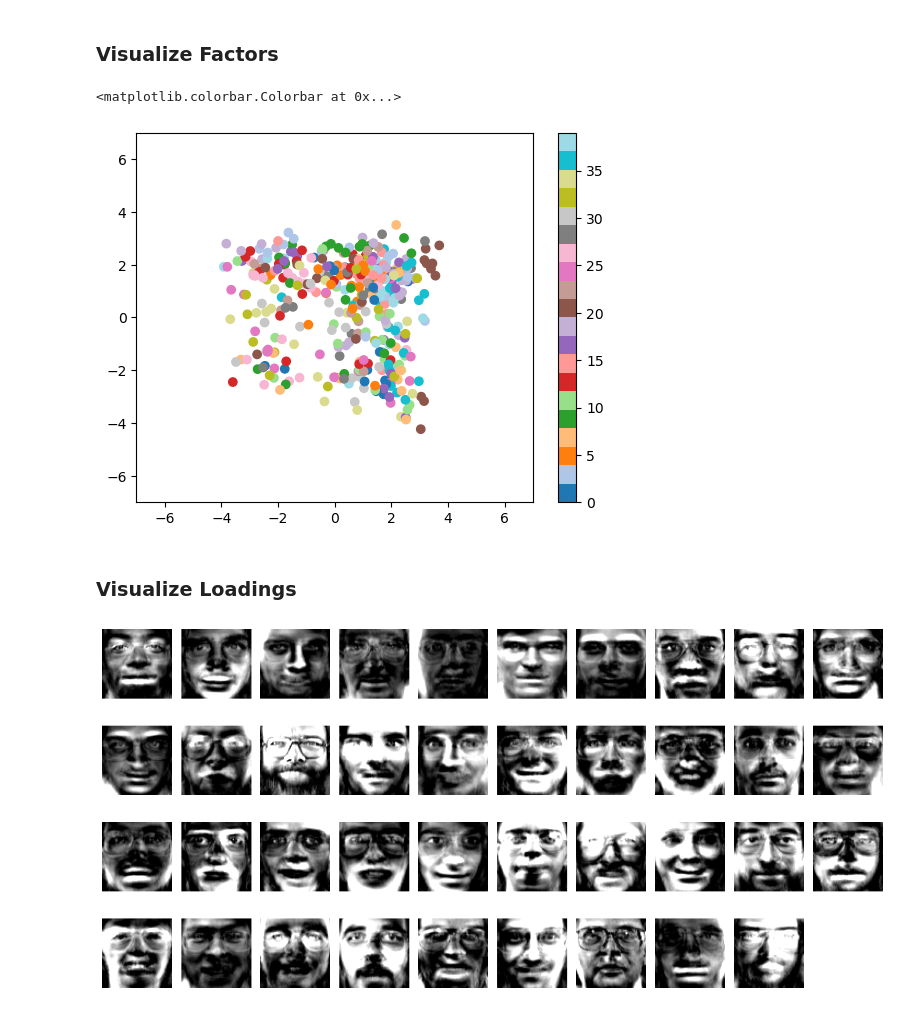
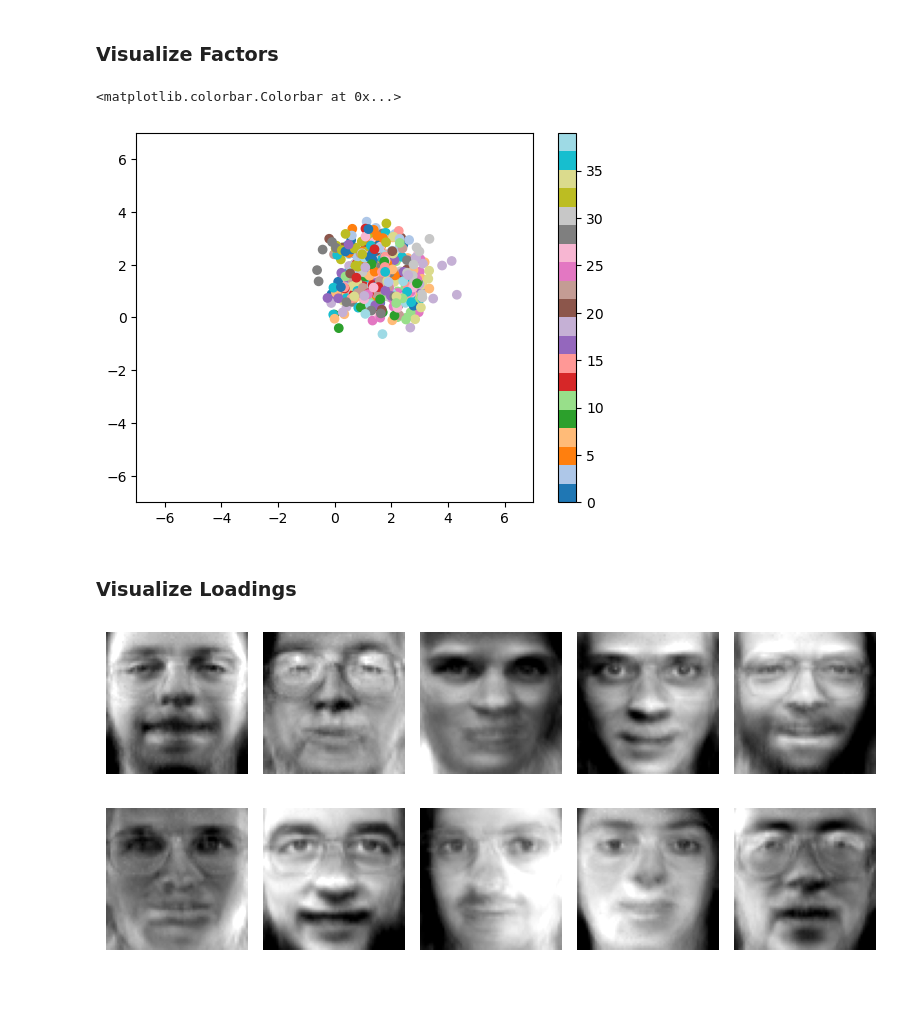
Before and after one commit to luisdiaz1997/SpatialFactorization, a Jupyter notebook: notebooks/PNMF_eigenfaces.ipynb, the cells around one changed output. Drawn from its saved outputs; the diff is of its cells as text; code cells hidden in the pictures.

```diff
--- a/notebooks/PNMF_eigenfaces.ipynb
+++ b/notebooks/PNMF_eigenfaces.ipynb
@@ -21,9 +25,9 @@ for i in range(25):
 Y = (x_train)*255
 Y = Y.astype(int)
 # %%
-model = Factorization(Y, laten_dim=39, train_loadings=True, type='PNMF')
+model = Factorization(Y, laten_dim=10, train_loadings=True, type='PNMF')
 # %%
-history = model.train(torch.tensor(Y), lr=1e-2, epochs=500)
+history = model.train(torch.tensor(Y), lr=1e-2, epochs=3000)
 # %% [output]
 Finished training
 # %%
@@ -42,18 +46,18 @@ plt.xlim([-7, 7])
 plt.colorbar()
 # %% [output]
 <matplotlib.colorbar.Colorbar at 0x...>
-[figure, old version]
+[figure, new version]
 # %% [markdown]
 ### Visualize Loadings
 # %%
-plt.figure(figsize=(13, 8), tight_layout=True)
+plt.figure(figsize=(8, 4), tight_layout=True)
 for i in range(model.L):
-    plt.subplot(5, 10, i+1)
+    plt.subplot(2, 5, i+1)
     loading = torch.abs(model.W[:, i]).detach().cpu().numpy()
     loading = loading.reshape(64, 64)
     max_val = loading.max()
     loading = loading/max_val
-    plt.imshow(loading, vmin=0, vmax=0.5, cmap='gray')
+    plt.imshow(loading, vmin=0, vmax=0.9, cmap='gray')
     plt.axis('off')
 # %% [output]
-[figure, old version]
+[figure, new version]
```
Also changed, not shown: parts of 4 cells of this notebook.
